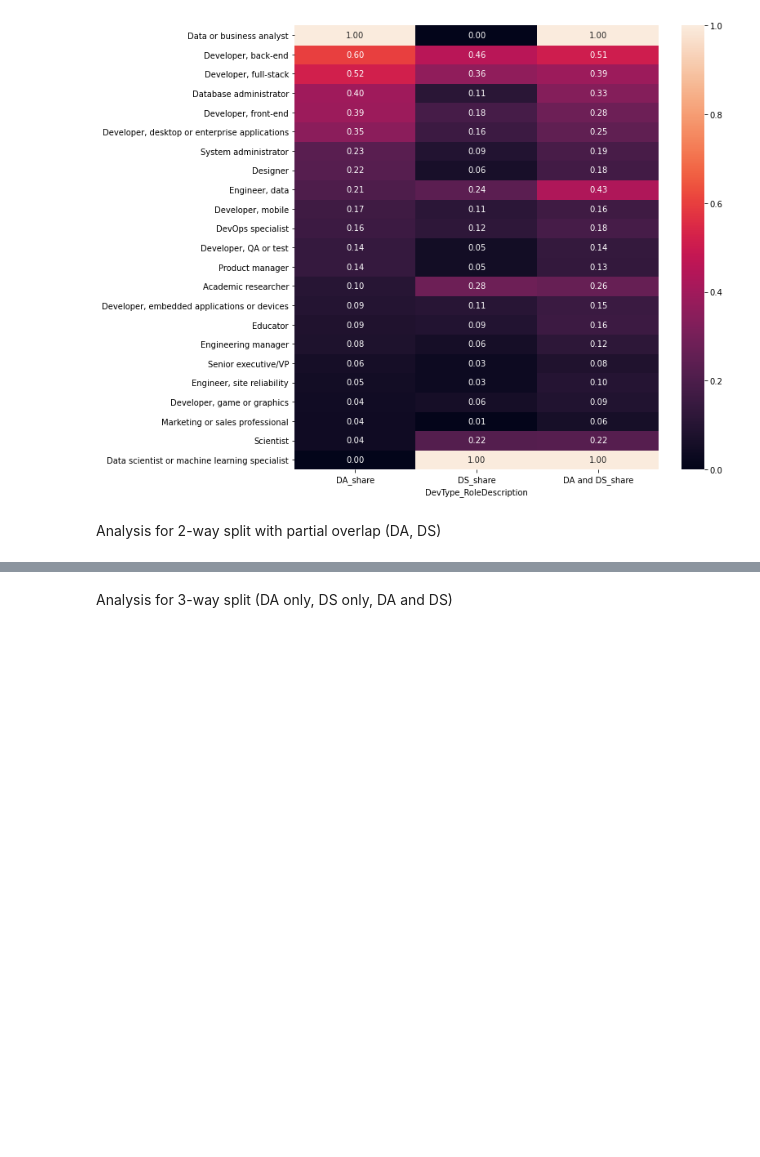
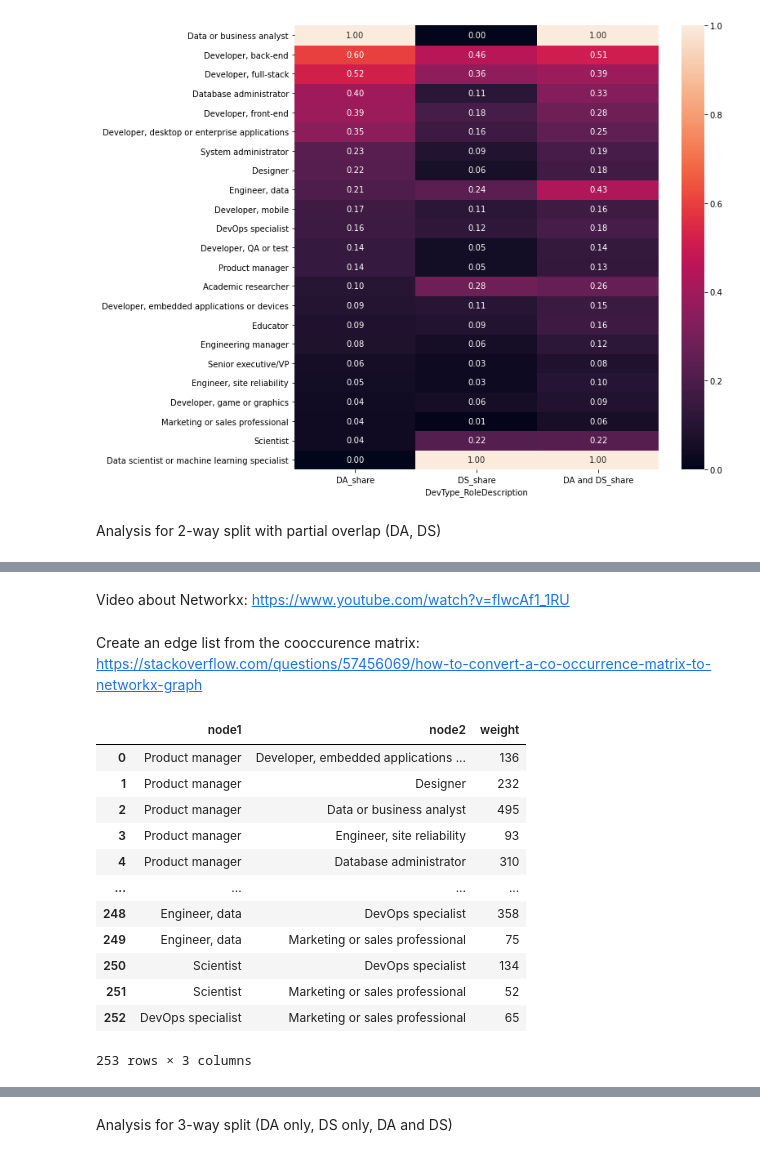
Before and after one commit to judithleao/Difference-DataAnalysts-and-DataScientists, a Jupyter notebook: code/a1-v1.ipynb, the cells around one changed output, grey strips where cells are left out. Drawn from its saved outputs; the diff is of its cells as text; code cells hidden in the pictures; blank space fills up the shorter version.

```diff
--- a/code/a1-v1.ipynb
+++ b/code/a1-v1.ipynb
@@ -640,0 +606,3 @@ dfs_cooc2[['Data or business analyst','Data scientist or machine learning specia
+# %%
+# https://stackoverflow.com/questions/20574257/constructing-a-co-occurrence-matrix-in-python-pandas
+df_ngt = df_ng.T.dot(df_ng)
@@ -640,0 +611,6 @@ dfs_cooc2[['Data or business analyst','Data scientist or machine learning specia
+# %% [markdown]
+Video about Networkx: https://www.youtube.com/watch?v=flwcAf1_1RU
+# %% [markdown]
+Create an edge list from the cooccurence matrix: https://stackoverflow.com/questions/57456069/how-to-convert-a-co-occurrence-matrix-to-networkx-graph
+# %%
+df_ngt.values[np.tril(np.ones(df_ngt.shape)).astype(bool)] = 0
@@ -640,0 +621,16 @@ dfs_cooc2[['Data or business analyst','Data scientist or machine learning specia
+# %%
+df_ngt_stacked
+# %% [output]
+|  | node1 | node2 | weight |
+| 0 | Product manager | Developer, embedded applications ... | 136 |
+| 1 | Product manager | Designer | 232 |
+| 2 | Product manager | Data or business analyst | 495 |
+| 3 | Product manager | Engineer, site reliability | 93 |
+| 4 | Product manager | Database administrator | 310 |
+| ... | ... | ... | ... |
+| 248 | Engineer, data | DevOps specialist | 358 |
+| 249 | Engineer, data | Marketing or sales professional | 75 |
+| 250 | Scientist | DevOps specialist | 134 |
+| 251 | Scientist | Marketing or sales professional | 52 |
+| 252 | DevOps specialist | Marketing or sales professional | 65 |
+253 rows × 3 columns
```
Also changed, not shown: parts of 62 cells of this notebook.
